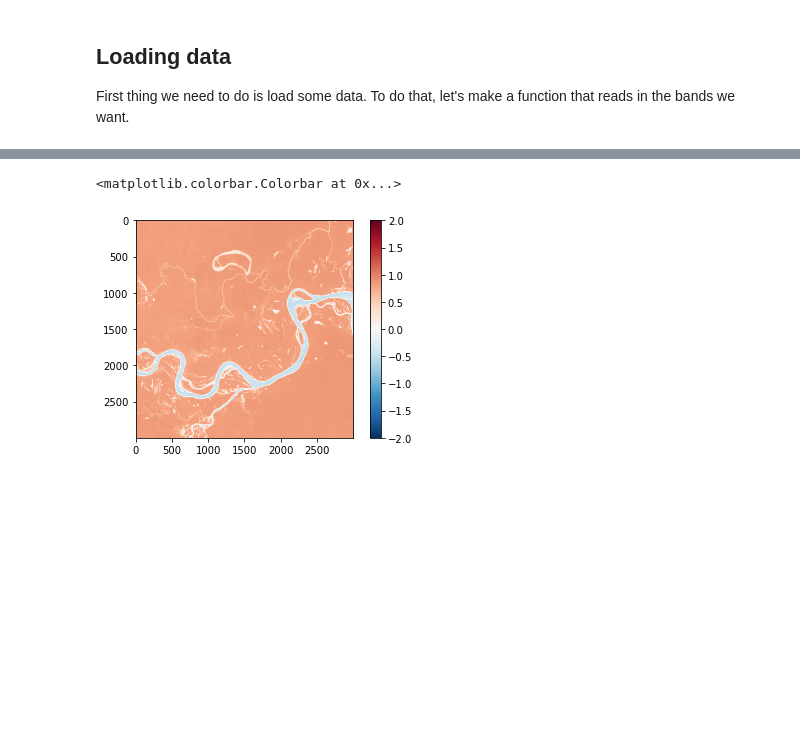
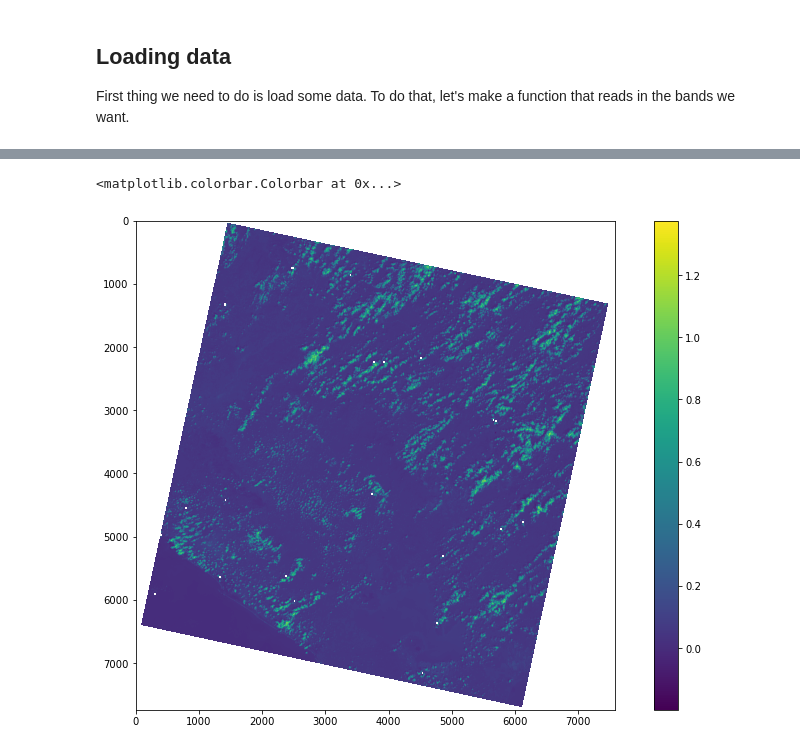
Before and after one commit to leouieda/remote-sensing, a Jupyter notebook: practicals/practical4.ipynb, the cells around one changed output, grey strips where cells are left out. Saved outputs shown, nothing was run; the diff lists cells and outputs as text; code cells hidden in the pictures; blank space fills up the shorter version.

```diff
--- a/practicals/practical4.ipynb
+++ b/practicals/practical4.ipynb
@@ -64,2 +31,0 @@ def load_scene(prefix, bands):
-# %%
-scene = load_scene(prefix="LC08_L2SP_002062_20160824_20200906_02_T1", bands=[2, 3, 4, 5, 10])
@@ -74,11 +31,0 @@ plt.imshow(scene[10])
-# %%
-def crop(scene, west, east, north, south):
-    """
-    Crop a scene to the given pixel range.
-    """
-    cropped = {}
-    for band in scene:
-        # Notice that the scene is upside-down when plotted
-        # meaning that row 0 is the north of the scene.
-        cropped[band] = scene[band][north : south, west : east]
-    return cropped
@@ -161,7 +31,0 @@ scene_ndvi = ndvi(scene_scaled)
-# %%
-plt.figure()
-plt.imshow(scene_ndvi, cmap="RdBu_r", vmax=2, vmin=-2)
-plt.colorbar()
-# %% [output]
-<matplotlib.colorbar.Colorbar at 0x...>
-[figure, removed]
@@ -167,0 +75,12 @@ plt.colorbar()
+# %%
+scene_full = load_scene(
+    "momotombo/LC08_L2SP_017051_20151103_20200908_02_T1/",
+    bands=("blue", "green", "red"),
+)
+# %%
+plt.figure(figsize=(14, 9))
+plt.imshow(scene_full["green"])
+plt.colorbar()
+# %% [output]
+<matplotlib.colorbar.Colorbar at 0x...>
+[figure, added]
```
Also changed, not shown: parts of 34 cells of this notebook.
